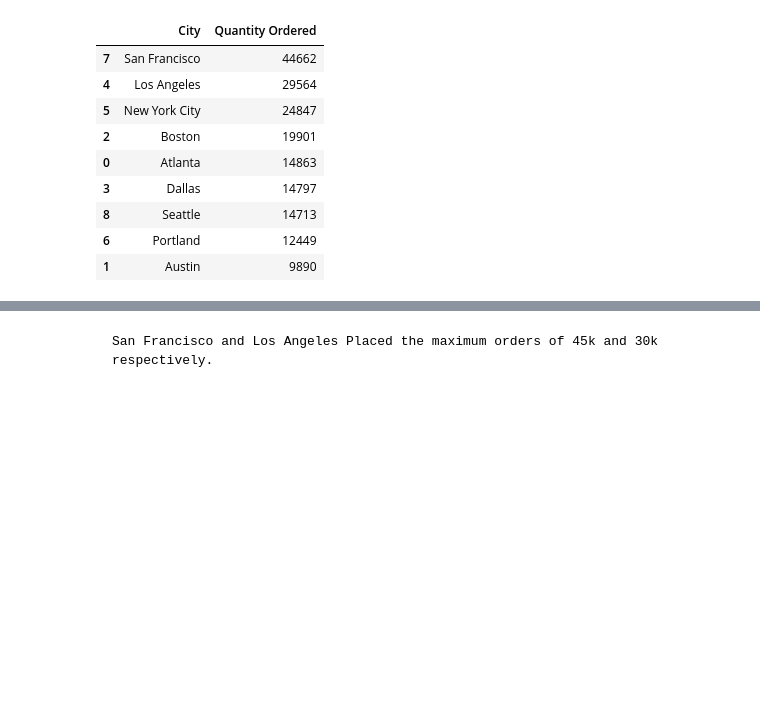
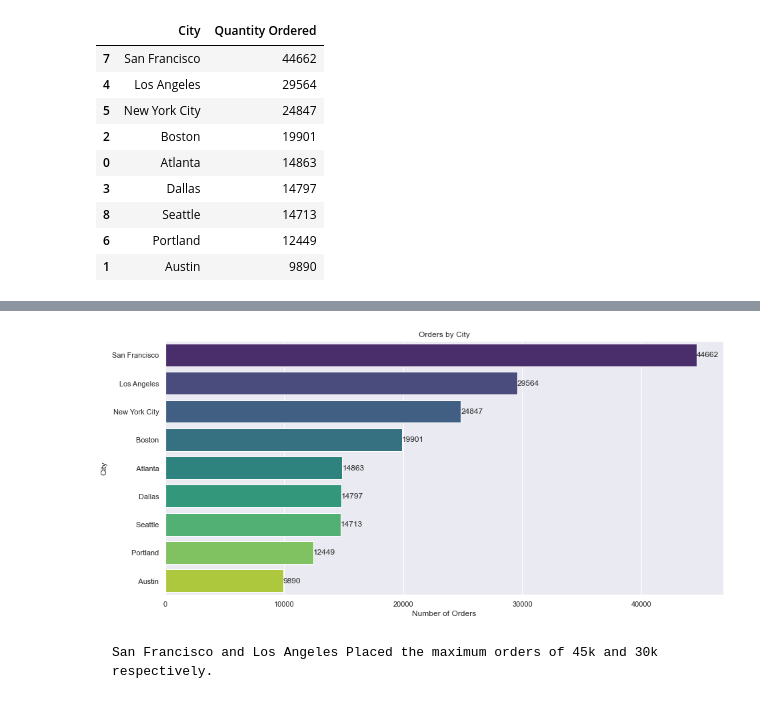
Before and after one commit to Narula901/Data-Analytics-Project, a Jupyter notebook: Sales Data Analysis.ipynb, the cells around one changed output, grey strips where cells are left out. Drawn from its saved outputs; the diff is of its cells as text; code cells hidden in the pictures; blank space fills up the shorter version.

Commit message:
Uploaded data

```diff
--- a/Sales Data Analysis.ipynb
+++ b/Sales Data Analysis.ipynb
@@ -276,3 +260,23 @@ fig.show()
+# %%
+sns.set_style('darkgrid')
+
+plt.figure(figsize=(15, 7))
+ax = sns.barplot(x='Quantity Ordered', y='City', data=city_order_counts_sorted, palette='viridis')
+
+
+plt.xlabel('Number of Orders')
+plt.ylabel('City')
+plt.title('Orders by City')
+
+
+for p in ax.patches:
+    width = p.get_width()
+    plt.text(width, p.get_y() + p.get_height() / 2, f'{int(width)}', ha="left", va="center")
+
+
+plt.show()
+# %% [output]
+[figure, added]
 # %% [markdown]
     San Francisco and Los Angeles Placed the maximum orders of 45k and 30k respectively.
 # %% [markdown]
```
Also changed, not shown: parts of 4 cells of this notebook.
